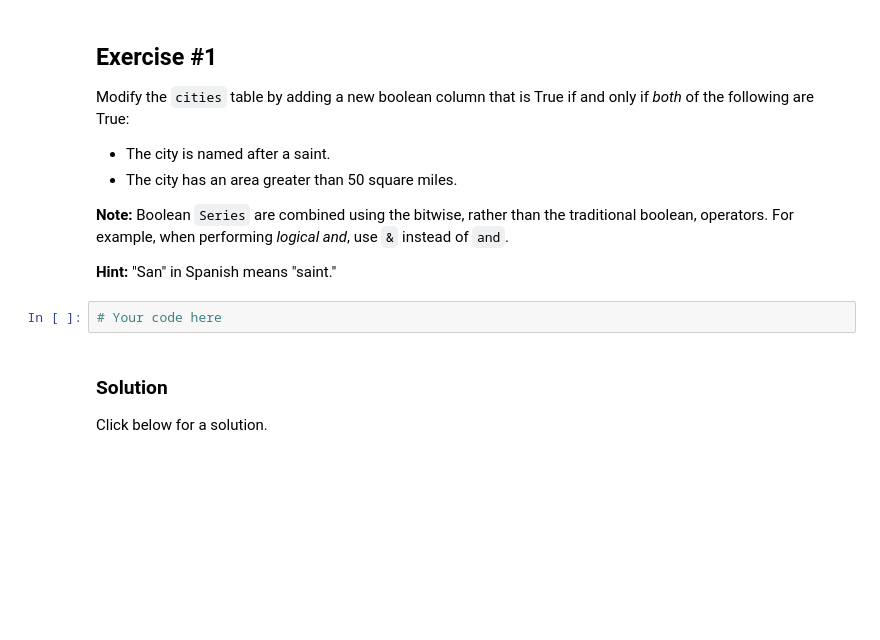
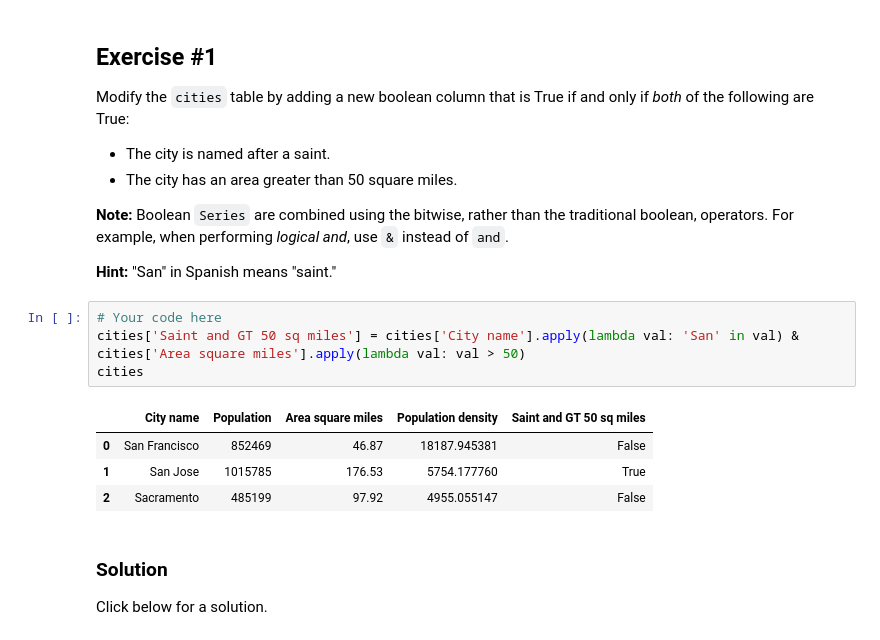
Before and after one commit to marcduby/MachineLearningPython, a Jupyter notebook: TensorFlow/GoogleCrashCourse/00intro/intro_to_pandas.ipynb, the cells around one changed output. Drawn from its saved outputs; the diff is of its cells as text; blank space fills up the shorter version.

```diff
--- a/TensorFlow/GoogleCrashCourse/00intro/intro_to_pandas.ipynb
+++ b/TensorFlow/GoogleCrashCourse/00intro/intro_to_pandas.ipynb
@@ -149,8 +183,15 @@ Modify the `cities` table by adding a new boolean column that is True if and onl
 **Note:** Boolean `Series` are combined using the bitwise, rather than the traditional boolean, operators. For example, when performing *logical and*, use `&` instead of `and`.
 
 **Hint:** "San" in Spanish means "saint."
-# %%
-# Your code here
+# %%
+# Your code here
+cities['Saint and GT 50 sq miles'] = cities['City name'].apply(lambda val: 'San' in val) & cities['Area square miles'].apply(lambda val: val > 50)
+cities
+# %% [output]
+|  | City name | Population | Area square miles | Population density | Saint and GT 50 sq miles |
+| 0 | San Francisco | 852469 | 46.87 | 18187.945381 | False |
+| 1 | San Jose | 1015785 | 176.53 | 5754.177760 | True |
+| 2 | Sacramento | 485199 | 97.92 | 4955.055147 | False |
 # %% [markdown]
 ### Solution
 
```
Also changed, not shown: parts of 7 cells of this notebook.
